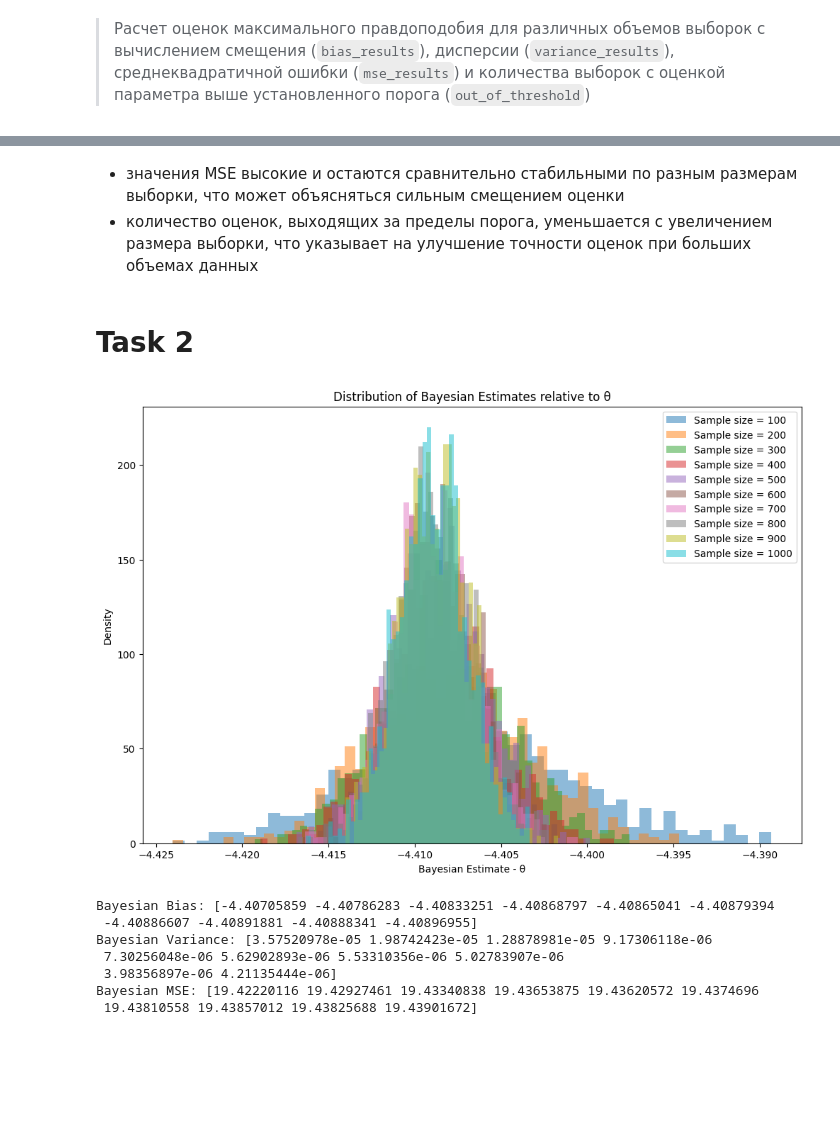
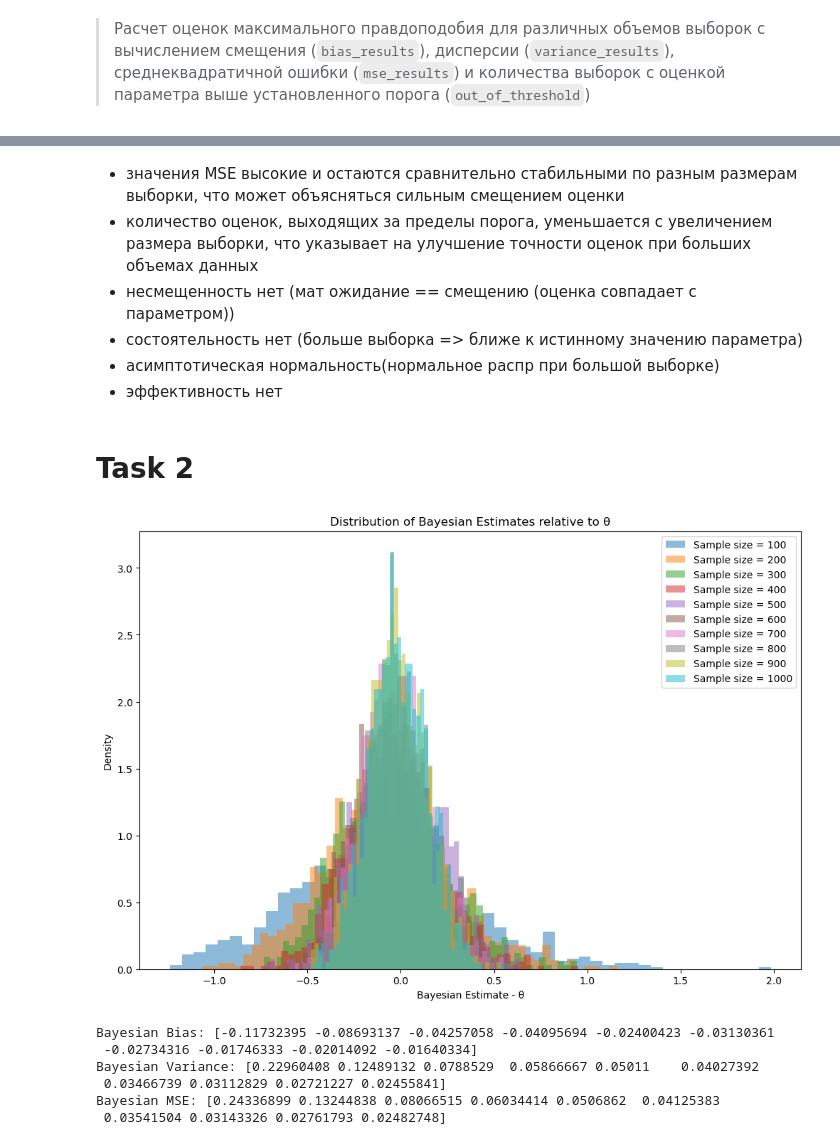
Before and after one commit to AntonSexov/statistics, a Jupyter notebook: lab_2/main.ipynb, the cells around one changed output, grey strips where cells are left out. Saved outputs shown, nothing was run; the diff lists cells and outputs as text; code cells hidden in the pictures; blank space fills up the shorter version.

```diff
--- a/lab_2/main.ipynb
+++ b/lab_2/main.ipynb
@@ -76,6 +75,10 @@ Out of threshold: [270. 201. 128. 107.  96.  65.  58.  42.  37.  17.]
 # %% [markdown]
 - значения MSE высокие и остаются сравнительно стабильными по разным размерам выборки, что может объясняться сильным смещением оценки
 - количество оценок, выходящих за пределы порога, уменьшается с увеличением размера выборки, что указывает на улучшение точности оценок при больших объемах данных
+- несмещенность нет (мат ожидание == смещению (оценка совпадает с параметром))
+- состоятельность нет (больше выборка => ближе к истинному значению параметра)
+- асимптотическая нормальность(нормальное распр при большой выборке)
+- эффективность нет
 # %% [markdown]
 # Task 2
 # %%
@@ -111,47 +114,46 @@ def simulate_bayesian_estimation(n_list, m, theta, k_prior, lambda_prior):
     for i, n in enumerate(n_list):
         for j in range(m):
             u = np.random.uniform(0, 1, n)
-            x = np.cbrt(np.sqrt(2) * stats.norm.ppf(u) + theta)  # data generation
+            x = -np.log(1 - u) / theta   # data generation
             k_post, lambda_post = update_posterior_params(x, k_prior, lambda_prior)
             posterior_mean = k_post / lambda_post
             bayes_estimates[i, j] = posterior_mean
 
     # calculate the bias, variance, and mse for the bayesian estimates
     bayes_bias = np.zeros(len(n_list))
     bayes_variance = np.zeros(len(n_list))
     bayes_mse = np.zeros(len(n_list))
 
     for i, n in enumerate(n_list):
         bayes_bias[i] = np.mean(bayes_estimates[i, :]) - theta
         bayes_variance[i] = np.var(bayes_estimates[i, :])
         bayes_mse[i] = np.mean((bayes_estimates[i, :] - theta)**2)
 
     return bayes_estimates, bayes_bias, bayes_variance, bayes_mse
 
 bayes_estimates, bayes_bias, bayes_variance, bayes_mse = simulate_bayesian_estimation(n_list, m, theta, k_prior, lambda_prior)
 
 # (bayes_estimates, bayes_bias, bayes_variance, bayes_mse)
 
 plt.figure(figsize=(12, 8))
 for i, n in enumerate(n_list):
     plt.hist((bayes_estimates[i, :] - theta), bins=50, density=True, alpha=0.5, label=f"Sample size = {n}")
 plt.legend()
 plt.xlabel("Bayesian Estimate - θ")
 plt.ylabel("Density")
 plt.title("Distribution of Bayesian Estimates relative to θ")
 plt.show()
 
 print("Bayesian Bias:", bayes_bias)
 print("Bayesian Variance:", bayes_variance)
 print("Bayesian MSE:", bayes_mse)
 # %% [output]
-[figure, old version]
+[figure, new version]
-Bayesian Bias: [-4.40705859 -4.40786283 -4.40833251 -4.40868797 -4.40865041 -4.40879394
- -4.40886607 -4.40891881 -4.40888341 -4.40896955]
-Bayesian Variance: [3.57520978e-05 1.98742423e-05 1.28878981e-05 9.17306118e-06
- 7.30256048e-06 5.62902893e-06 5.53310356e-06 5.02783907e-06
- 3.98356897e-06 4.21135444e-06]
-Bayesian MSE: [19.42220116 19.42927461 19.43340838 19.43653875 19.43620572 19.4374696
- 19.43810558 19.43857012 19.43825688 19.43901672]
+Bayesian Bias: [-0.11732395 -0.08693137 -0.04257058 -0.04095694 -0.02400423 -0.03130361
+ -0.02734316 -0.01746333 -0.02014092 -0.01640334]
+Bayesian Variance: [0.22960408 0.12489132 0.0788529  0.05866667 0.05011    0.04027392
+ 0.03466739 0.03112829 0.02721227 0.02455841]
+Bayesian MSE: [0.24336899 0.13244838 0.08066515 0.06034414 0.0506862  0.04125383
+ 0.03541504 0.03143326 0.02761793 0.02482748]
 # %% [markdown]
 - дисперсия уменьшается с увеличением размера выборки, что указывает на повышение точности оценки с увеличением объема данных
```
Also changed, not shown: parts of 2 cells of this notebook.
